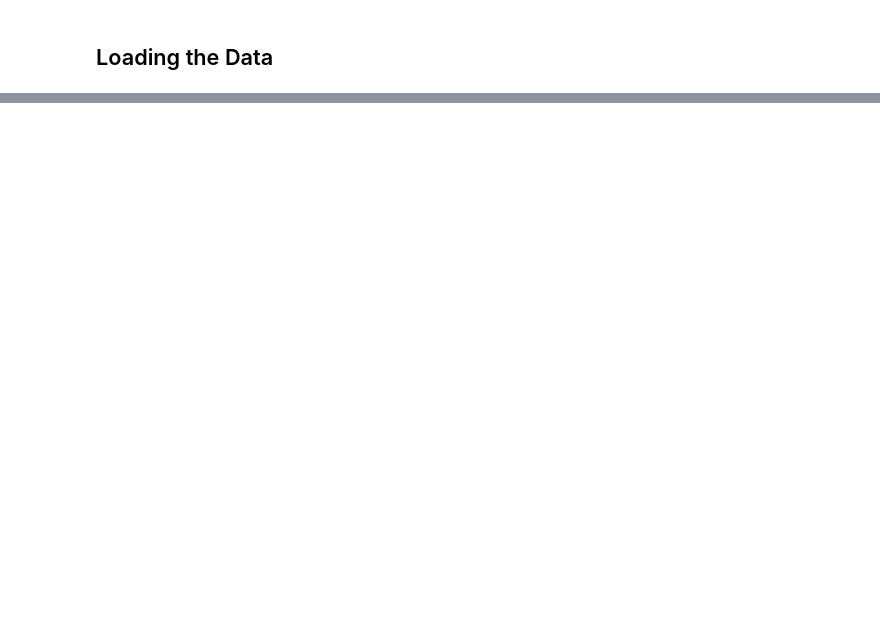
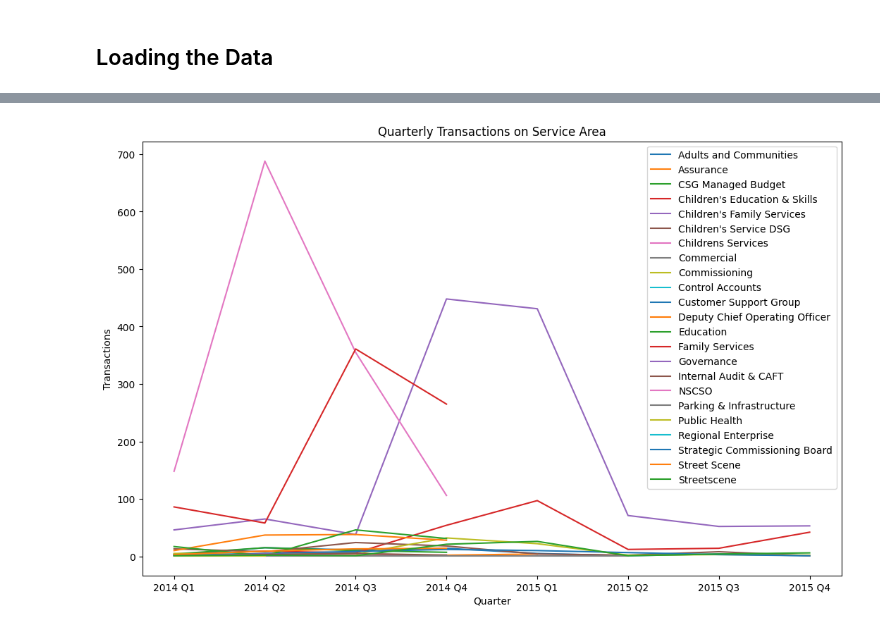
Before and after one commit to rachit-bhatt/Barnet-Borough-Credit-Card-Insights, a Jupyter notebook: Barnet Borough Credit Card Insights.ipynb, the cells around one changed output, grey strips where cells are left out. Cells and saved outputs as stored; diff of their text form; code cells hidden in the pictures; blank space fills up the shorter version.

```diff
--- a/Barnet Borough Credit Card Insights.ipynb
+++ b/Barnet Borough Credit Card Insights.ipynb
@@ -122,0 +283,3 @@ pcd_17_18
+# %%
+pcd.data = pcd.merge_data()
+pcd.data
@@ -122,0 +316,5 @@ pcd_17_18
+# %%
+# Converting the dates in Pandas DateTime instance.
+pcd.data['Transaction Date'] = to_datetime(pcd.data['Transaction Date'], format = '%Y/%m/%d', errors = 'coerce')
+pcd.data['Journal Date'] = to_datetime(pcd.data['Journal Date'], format = '%Y/%m/%d', errors = 'coerce')
+pcd.data
@@ -122,0 +335,4 @@ pcd_17_18
+# %%
+# Quarter of Transaction Date.
+pcd.data['quarter'] = pcd.data['Transaction Date'].dt.to_period('Q').dropna()
+pcd.data.quarter
@@ -122,0 +356,7 @@ pcd_17_18
+# %%
+# Grouping Service Area for each Quarter based on Transaction Date.
+transactions = pcd.data.groupby(['Service Area', 'quarter']).agg(
+    transaction_count = ('Transaction Date', 'count')
+).reset_index()
+
+transactions
@@ -122,0 +377,22 @@ pcd_17_18
+# %%
+# Chart Resolution: 1280 x 800p
+plt.figure(figsize = (12.8, 8))
+
+# Creating a visualization.
+for areas in transactions['Service Area'].unique():
+    areas_data = transactions[transactions['Service Area'] == areas]
+    quarters = [areas_data.quarter]
+    plt.plot([quarter.strftime('%Y Q%q') for quarter in areas_data.quarter], areas_data.transaction_count, label = areas)
+
+# Chart Decoration.
+plt.legend()
+
+plt.xlabel('Quarter')
+plt.ylabel('Transactions')
+
+plt.title('Quarterly Transactions on Service Area')
+
+# Display the Chart.
+plt.show()
+# %% [output]
+[figure, added]
```
Also changed, not shown: parts of 46 cells of this notebook.
